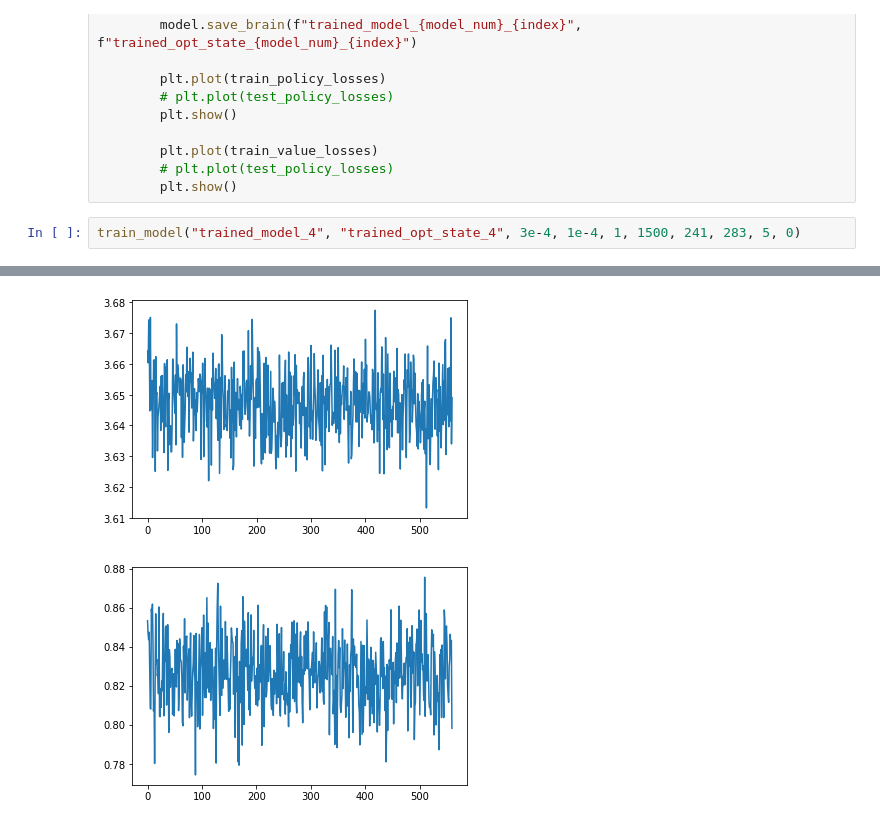
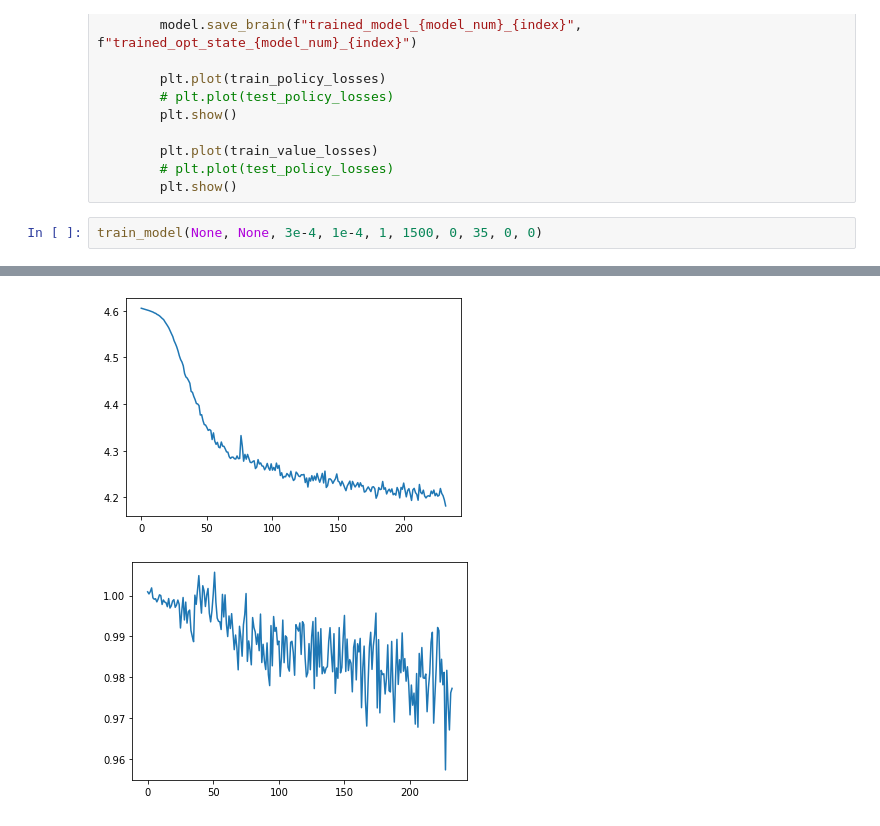
Before and after one commit to iejMac/TTTArena, a Jupyter notebook: mcts/supervised_train.ipynb, the cells around one changed output, grey strips where cells are left out. Drawn from its saved outputs; the diff is of its cells as text.

```diff
--- a/mcts/supervised_train.ipynb
+++ b/mcts/supervised_train.ipynb
@@ -84,5 +84,5 @@ def train_model(model_name, model_opt_state, lr, weight_decay, epochs, batch_siz
         # plt.plot(test_policy_losses)
         plt.show()
 # %%
-train_model("trained_model_4", "trained_opt_state_4", 3e-4, 1e-4, 1, 1500, 241, 283, 5, 0)
+train_model(None, None, 3e-4, 1e-4, 1, 1500, 0, 35, 0, 0)
 # %% [output]
@@ -91,3 +90,3 @@ Epoch #0 train policy loss: 3.6471050242268066 | train value loss: 0.82686094311
 Saving brain...
-[figure, old version]
+[figure, new version]
-[figure, old version]
+[figure, new version]
```
Also changed, not shown: parts of 2 cells of this notebook, 7 other files.
